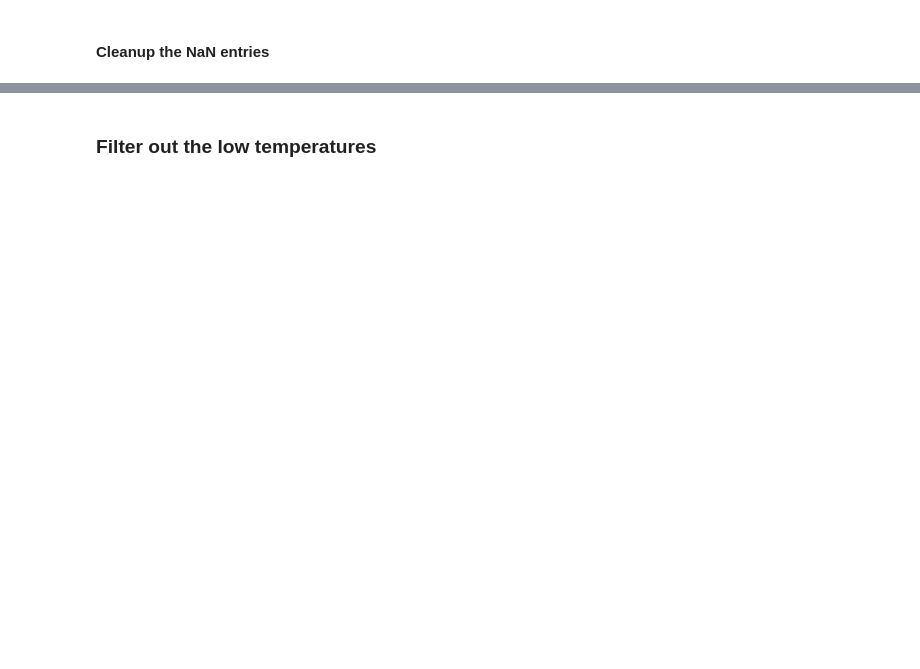
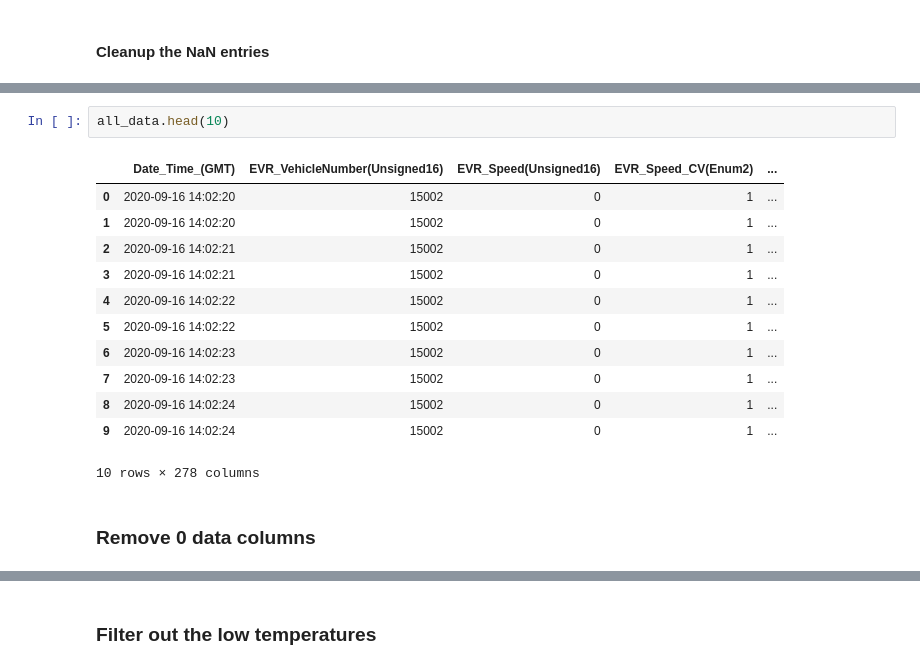
Before and after one commit to benjjo/Timonator, a Jupyter notebook: Timonator.ipynb, the cells around one changed output, grey strips where cells are left out. Drawn from its saved outputs; the diff is of its cells as text; blank space fills up the shorter version.

Commit message:
0 data columns removed

```diff
--- a/Timonator.ipynb
+++ b/Timonator.ipynb
@@ -153,0 +94,17 @@ HABD_TempCh10_Car2(Integer16)
+# %%
+all_data.head(10)
+# %% [output]
+|  | Date_Time_(GMT) | EVR_VehicleNumber(Unsigned16) | EVR_Speed(Unsigned16) | EVR_Speed_CV(Enum2) | ... |
+| 0 | 2020-09-16 14:02:20 | 15002 | 0 | 1 | ... |
+| 1 | 2020-09-16 14:02:20 | 15002 | 0 | 1 | ... |
+| 2 | 2020-09-16 14:02:21 | 15002 | 0 | 1 | ... |
+| 3 | 2020-09-16 14:02:21 | 15002 | 0 | 1 | ... |
+| 4 | 2020-09-16 14:02:22 | 15002 | 0 | 1 | ... |
+| 5 | 2020-09-16 14:02:22 | 15002 | 0 | 1 | ... |
+| 6 | 2020-09-16 14:02:23 | 15002 | 0 | 1 | ... |
+| 7 | 2020-09-16 14:02:23 | 15002 | 0 | 1 | ... |
+| 8 | 2020-09-16 14:02:24 | 15002 | 0 | 1 | ... |
+| 9 | 2020-09-16 14:02:24 | 15002 | 0 | 1 | ... |
+10 rows × 278 columns
+# %% [markdown]
+### Remove 0 data columns
```
Also changed, not shown: parts of 15 cells of this notebook.
